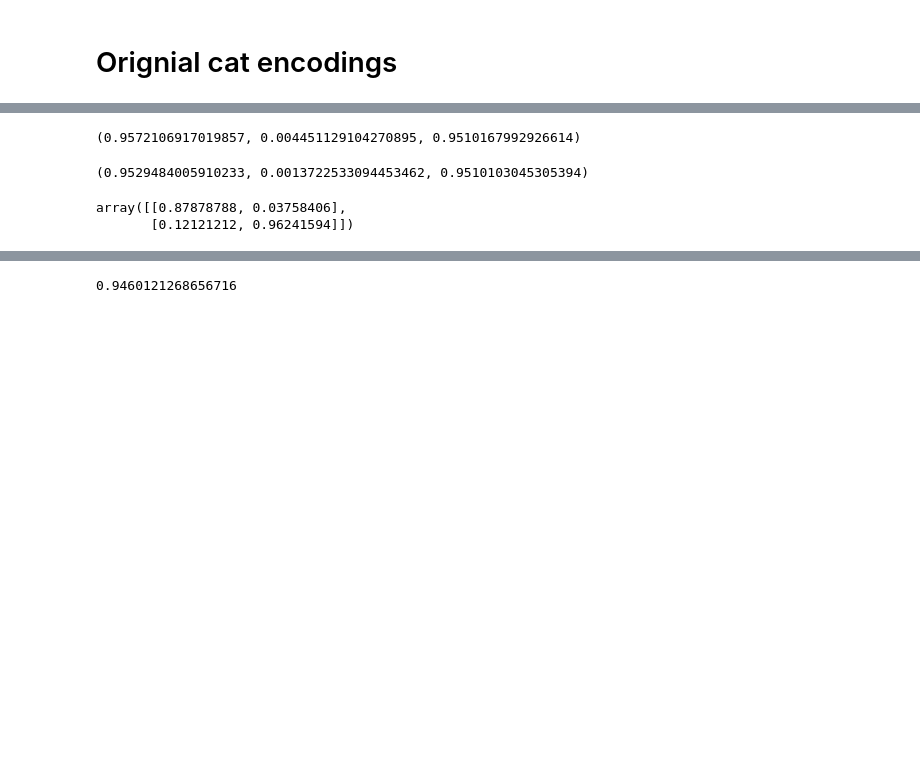
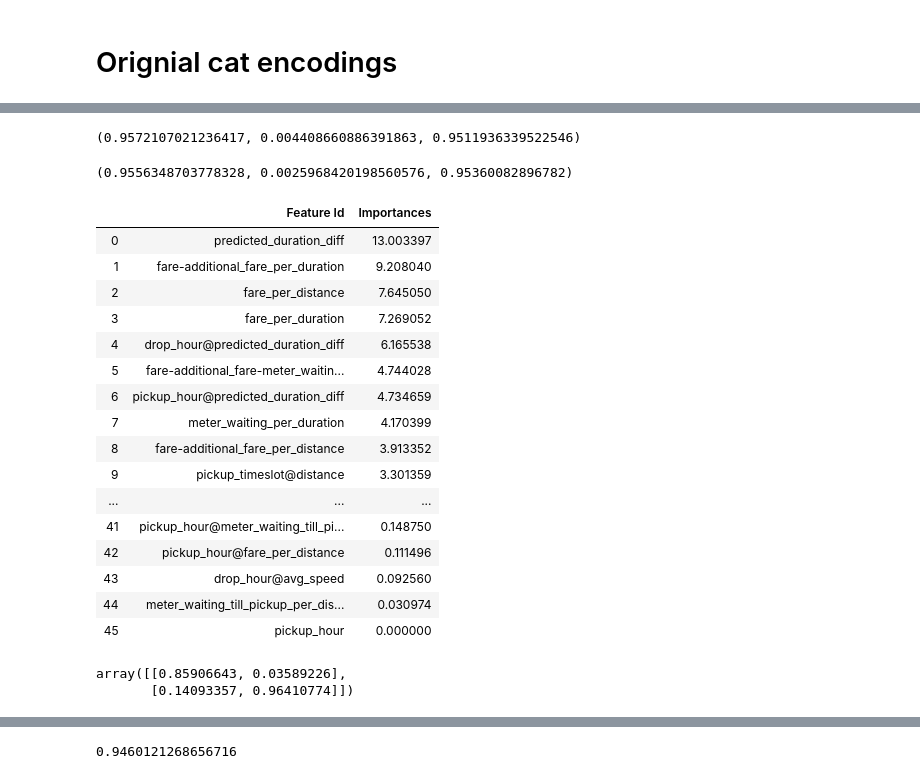
Before and after one commit to heshanpadmasiri/ride-fare, a Jupyter notebook: unit_fe.ipynb, the cells around one changed output, grey strips where cells are left out. Cells and saved outputs as stored; diff of their text form; code cells hidden in the pictures; blank space fills up the shorter version.

```diff
--- a/unit_fe.ipynb
+++ b/unit_fe.ipynb
@@ -1686,7 +1686,7 @@ features = [
     'meter_waiting_fare_per_duration',
     'addtional_fare_per_fare',
     'addtional_fare_per_distance',
-    'addtional_fare_per_duration',
+#     'addtional_fare_per_duration',
     'fare-additional_fare_per_distance',
     'fare-additional_fare_per_duration',
     'fare-additional_fare-meter_waiting_fare_per_distance',
@@ -1702,16 +1702,23 @@ features = [
     'meter_waiting_after_pickup_per_meter_waiting_fare',
     'meter_waiting_till_pickup',
 
+    'fare',
     'additional_fare',
     'duration',
-    'meter_waiting',
-#     'meter_waiting_fare',
+#     'meter_waiting',
+    'meter_waiting_fare',
 
-#     'predicted_duration_diff',
+    'predicted_duration_diff',
 #     'predicted_fare_diff_per_predicted_fare',
 #     'predicted_fare_diff_per_fare',
+#     'predicted_fare_per_distance',
 #     'predicted_fare_diff_per_distance',
-#     'predicted_fare_per_duration'
+#     'predicted_addtional_fare_per_distance',
+#     'predicted_additional_fare_diff',
+#     'predicted_avg_speed',
+#     'predicted_fare_per_duration',
+#     'predicted_fare_diff',
+#     'predicted_additional_fare',
 ]
 
 cat_features = []
@@ -1818,11 +1824,23 @@ submission_df['prediction'].sum() / submission_df.shape[0]
 # %%
 neumeric_cols_to_multiply = [
+    'fare',
     'fare_per_distance',
-#     'fare_per_duration',
-#     'fare-additional_fare_per_duration',
+    'fare_per_duration',
+    'fare-additional_fare_per_duration',
     'avg_speed',
     'meter_waiting_fare_per_meter_waiting',
-    'meter_waiting_till_pickup'
+    'meter_waiting_till_pickup',
+    'predicted_duration_diff',
+#     'predicted_fare_diff_per_predicted_fare',
+#     'predicted_fare_diff_per_fare',
+#     'predicted_fare_per_distance',
+#     'predicted_fare_diff_per_distance',
+#     'predicted_addtional_fare_per_distance',
+#     'predicted_additional_fare_diff',
+#     'predicted_avg_speed',
+#     'predicted_fare_per_duration',
+#     'predicted_fare_diff',
+#     'predicted_additional_fare'
 ]
 
 encoding_cols = []
@@ -1898,20 +1916,38 @@ Shrink model to first 159 iterations.
 # %%
 np.mean(validation_scores), np.std(validation_scores), min(validation_scores)
 # %% [output]
-(0.9572106917019857, 0.004451129104270895, 0.9510167992926614)
+(0.9572107021236417, 0.004408660886391863, 0.9511936339522546)
 # %%
 np.mean(org_scores), np.std(org_scores), min(org_scores)
 # %% [output]
-(0.9529484005910233, 0.0013722533094453462, 0.9510103045305394)
+(0.9556348703778328, 0.0025968420198560576, 0.95360082896782)
 # %%
-# best_model = models[np.argmax(validation_scores)]
-# best_model.get_feature_importance(prettified=True)
+best_model = models[np.argmax(validation_scores)]
+best_model.get_feature_importance(prettified=True)
+# %% [output]
+|  | Feature Id | Importances |
+| 0 | predicted_duration_diff | 13.003397 |
+| 1 | fare-additional_fare_per_duration | 9.208040 |
+| 2 | fare_per_distance | 7.645050 |
+| 3 | fare_per_duration | 7.269052 |
+| 4 | drop_hour@predicted_duration_diff | 6.165538 |
+| 5 | fare-additional_fare-meter_waitin... | 4.744028 |
+| 6 | pickup_hour@predicted_duration_diff | 4.734659 |
+| 7 | meter_waiting_per_duration | 4.170399 |
+| 8 | fare-additional_fare_per_distance | 3.913352 |
+| 9 | pickup_timeslot@distance | 3.301359 |
+| ... | ... | ... |
+| 41 | pickup_hour@meter_waiting_till_pi... | 0.148750 |
+| 42 | pickup_hour@fare_per_distance | 0.111496 |
+| 43 | drop_hour@avg_speed | 0.092560 |
+| 44 | meter_waiting_till_pickup_per_dis... | 0.030974 |
+| 45 | pickup_hour | 0.000000 |
 # %%
 y_hat = train_class
 confusion_matrix(y,y_hat,normalize='pred')
 # %% [output]
-array([[0.87878788, 0.03758406],
-       [0.12121212, 0.96241594]])
+array([[0.85906643, 0.03589226],
+       [0.14093357, 0.96410774]])
 # %%
 
 model = models[np.argmax(validation_scores)]
```
Also changed, not shown: parts of 13 cells of this notebook.
